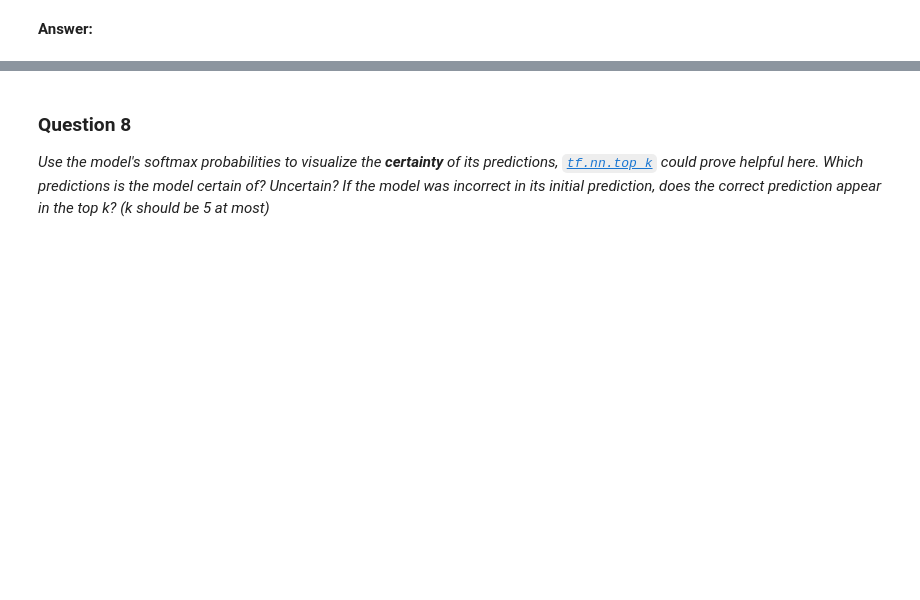
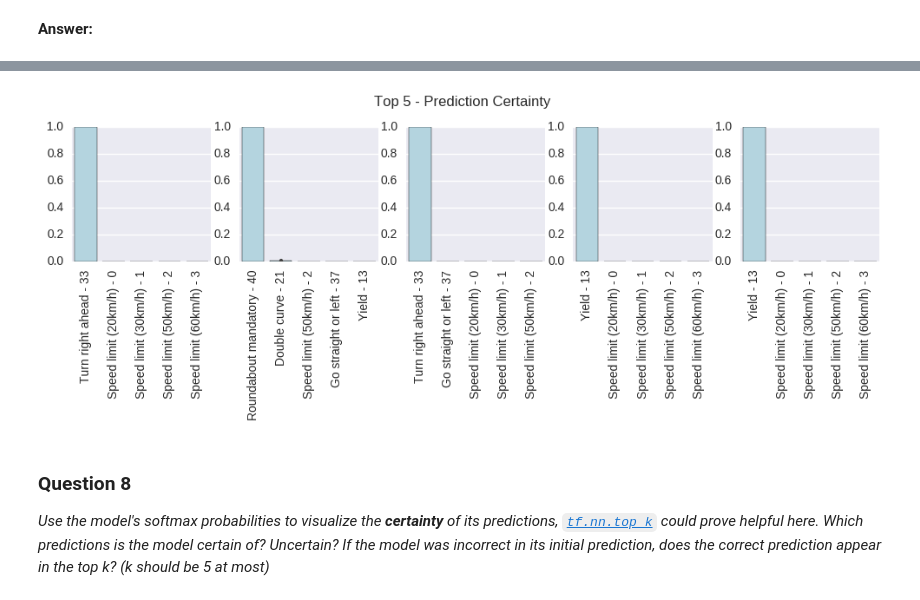
Before and after one commit to pkern90/traffic-signs, a Jupyter notebook: Traffic_Signs_Recognition.ipynb, the cells around one changed output, grey strips where cells are left out. Cells and saved outputs as stored; diff of their text form; code cells hidden in the pictures; blank space fills up the shorter version.

```diff
--- a/Traffic_Signs_Recognition.ipynb
+++ b/Traffic_Signs_Recognition.ipynb
@@ -668,3 +713,20 @@ _Choose five candidate images of traffic signs and provide them in the report. A
+# %%
+with tf.Graph().as_default():
+    with tf.name_scope("variables"):
+        features = tf.placeholder(dtype=tf.float32, shape=[None, *image_shape], name='features')
+        keep_prop = tf.constant(1., name='keep_prop')
+
+    logits = inference(features, keep_prop)
+    softmax_prop = tf.nn.softmax(logits)
+    top_5 = tf.nn.top_k(softmax_prop, k=5, sorted=True)
+
+    with tf.Session() as session:
+        saver = tf.train.Saver(tf.all_variables())
+        ckpt = tf.train.latest_checkpoint(TRAIN_DIR)
+        saver.restore(session, ckpt)
+
+        feed_dict={features: images_resized}
+        softmax_prop, top_5 = session.run([softmax_prop, top_5], feed_dict=feed_dict)
 # %% [markdown]
 ### Question 7
 
@@ -677,3 +752,14 @@ _Is your model able to perform equally well on captured pictures or a live camer
+# %%
+f, axarr = plt.subplots(1, 5, figsize=(12, 2))
+f.suptitle('Top 5 - Prediction Certainty', fontsize=12, y=1.08)
+
+for i, ax in enumerate(axarr):
+    data = pd.DataFrame([top_5.values[i],rounded])
+    sns.barplot(data=data, ax=ax, color='lightblue')
+
+    _ = ax.set_xticklabels(['%s - %s'% (signnames[j], j) for j in top_5.indices[i]], rotation=90)
+# %% [output]
+[figure, added]
 # %% [markdown]
 ### Question 8
 
```
Also changed, not shown: parts of 70 cells of this notebook.
